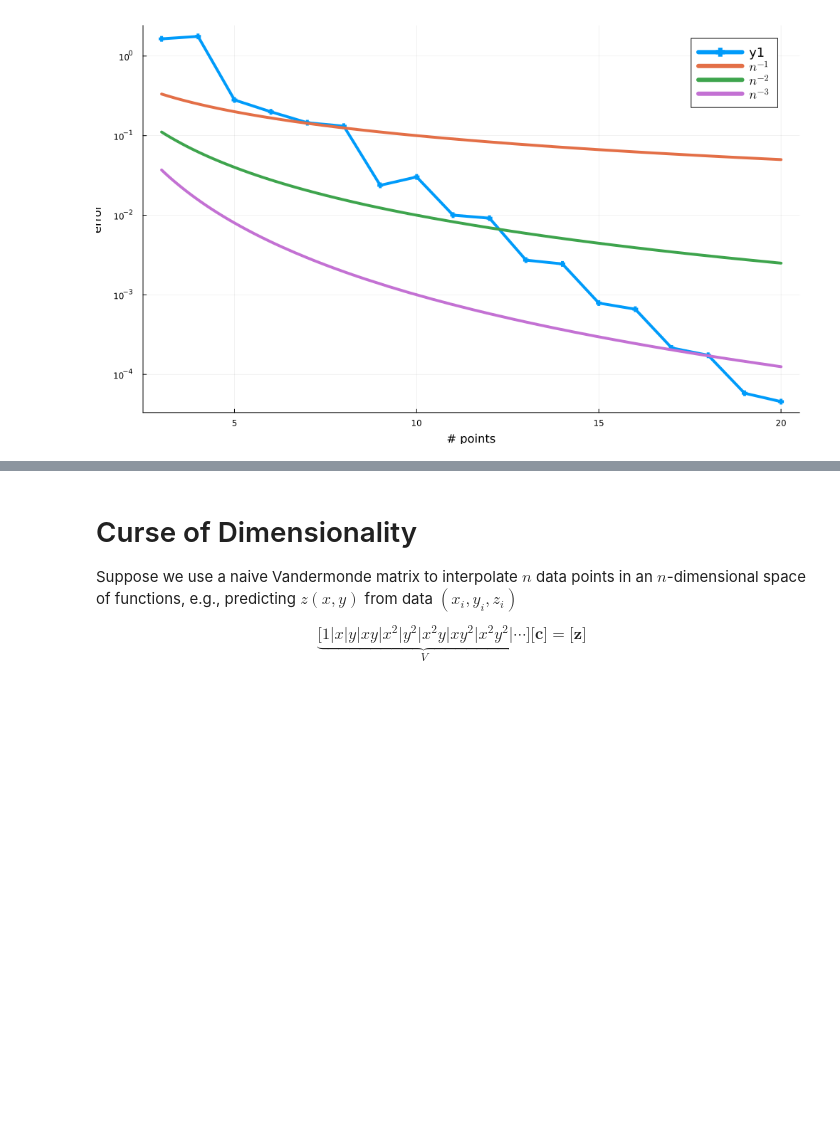
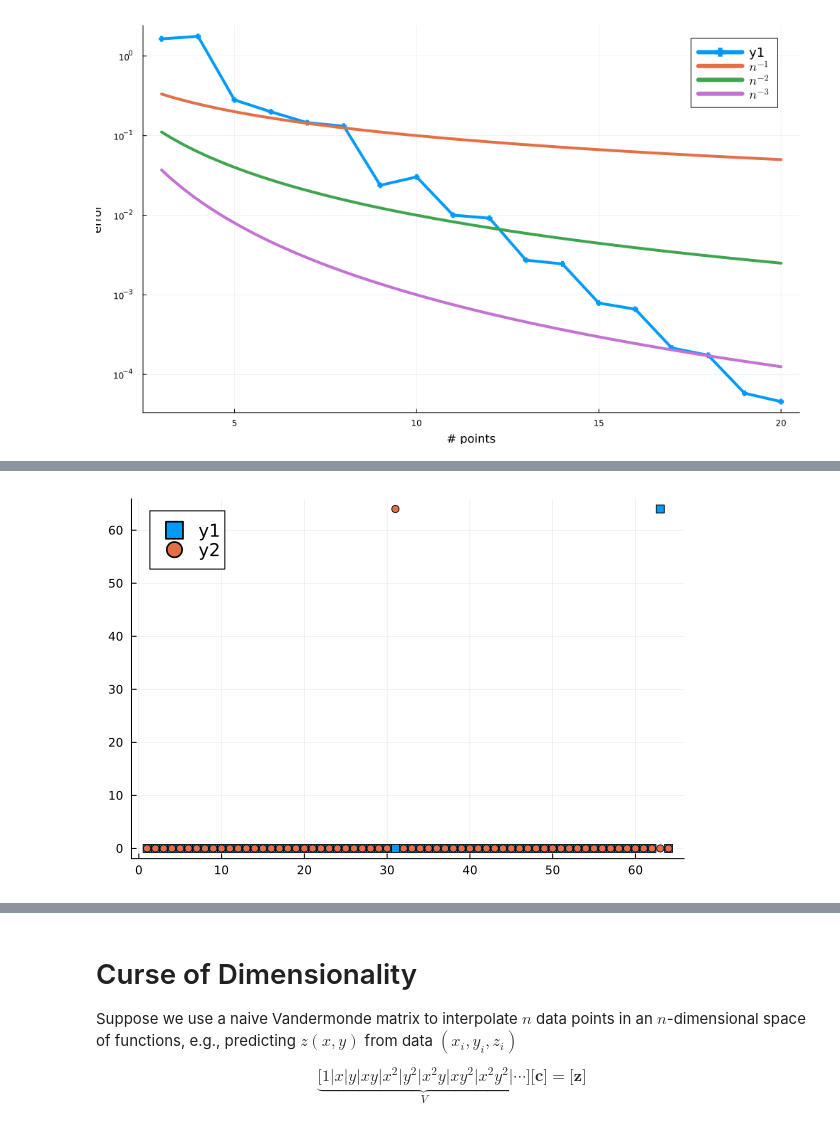
Before and after one commit to cu-numcomp/fall25-grad, a Jupyter notebook: _sources/slides/2025-10-15-higher-dimensions.ipynb, the cells around one changed output, grey strips where cells are left out. Cells and saved outputs as stored; diff of their text form; code cells hidden in the pictures; blank space fills up the shorter version.

```diff
--- a/_sources/slides/2025-10-15-higher-dimensions.ipynb
+++ b/_sources/slides/2025-10-15-higher-dimensions.ipynb
@@ -291,0 +374,6 @@ plot!([n -> n^-p for p in ps], label=map(p -> "\$n^{-$p}\$", ps), size=(1000, 60
+# %%
+using AbstractFFTs
+fhat = fft(f)
+scatter([abs.(fhat), abs.(fftshift(fhat))], marker=[:square :circle])
+# %% [output]
+[figure, added]
```
Also changed, not shown: parts of 43 cells of this notebook, 7 other files.
